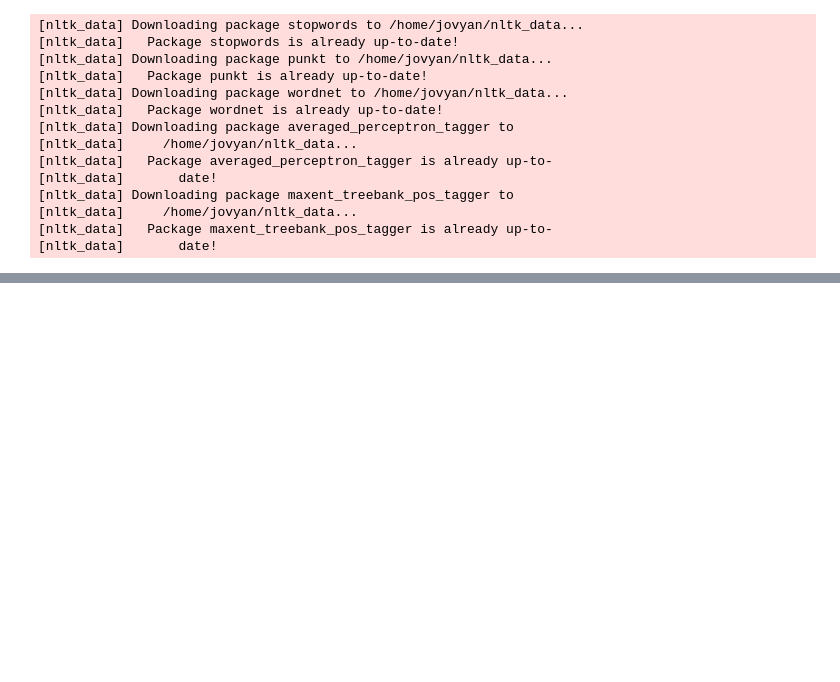
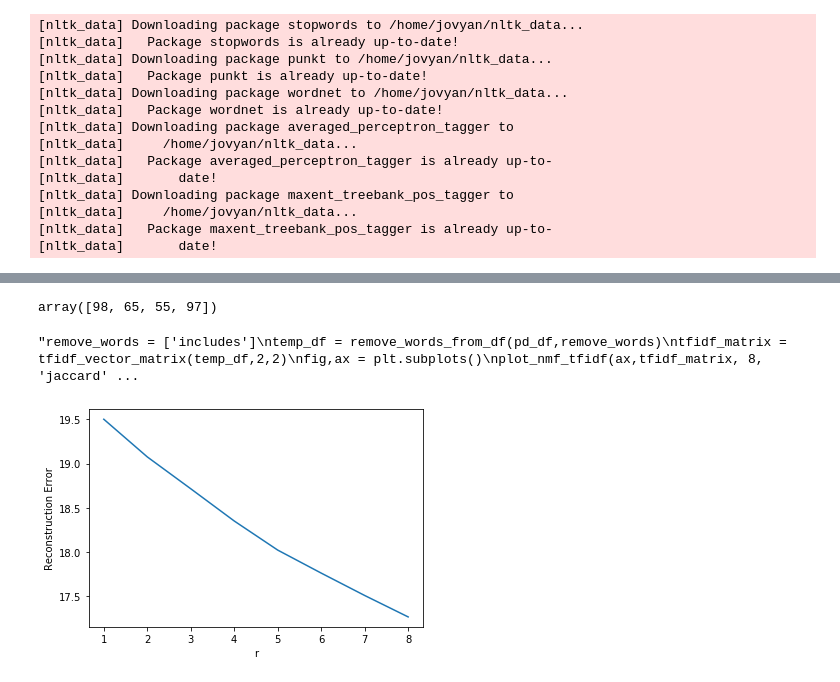
Before and after one commit to LawrenceGlenn/Exploration_of_Patent_Data, a Jupyter notebook: Untitled.ipynb, the cells around one changed output, grey strips where cells are left out. Saved outputs shown, nothing was run; the diff lists cells and outputs as text; code cells hidden in the pictures; blank space fills up the shorter version.

```diff
--- a/Untitled.ipynb
+++ b/Untitled.ipynb
@@ -306,0 +191,20 @@ tfidf_matrix.columns.tolist()
+# %%
+# number of enteries in each group
+np.sum(H!=0.0,axis=1)
+# %% [output]
+array([98, 65, 55, 97])
+# %%
+"""remove_words = ['includes']
+temp_df = remove_words_from_df(pd_df,remove_words)
+tfidf_matrix = tfidf_vector_matrix(temp_df,2,2)
+fig,ax = plt.subplots()
+plot_nmf_tfidf(ax,tfidf_matrix, 8, 'jaccard')
+
+components = 5
+nmf=fit_nmf_tfidf(tfidf_matrix, components)
+W = nmf.transform(tfidf_matrix)
+H = nmf.components_
+
+top_words(H,tfidf_matrix.columns,20)"""
+# %% [output]
+"remove_words = ['includes']\ntemp_df = remove_words_from_df(pd_df,remove_words)\ntfidf_matrix = tfidf_vector_matrix(temp_df,2,2)\nfig,ax = plt.subplots()\nplot_nmf_tfidf(ax,tfidf_matrix, 8, 'jaccard' ...
@@ -306,0 +220,12 @@ tfidf_matrix.columns.tolist()
+# %%
+pd_df = pd.read_csv("data/temp/pd_2019_B.csv", sep="|")
+pd_df['abstract_lemmed'] = pd_df['abstract_lemmed'].str[1:-1]
+pd_df['abstract_lemmed'] = pd_df['abstract_lemmed'].str.replace("'" ,"")
+pd_df['abstract_lemmed'] = pd_df['abstract_lemmed'].str.split(", ")
+# %%
+tfidf_matrix = tfidf_vector_matrix(pd_df,2,2)
+# %%
+fig,ax = plt.subplots()
+plot_nmf_tfidf(ax,tfidf_matrix, 8)
+# %% [output]
+[figure, added]
```
Also changed, not shown: parts of 43 cells of this notebook, 1 other file.
